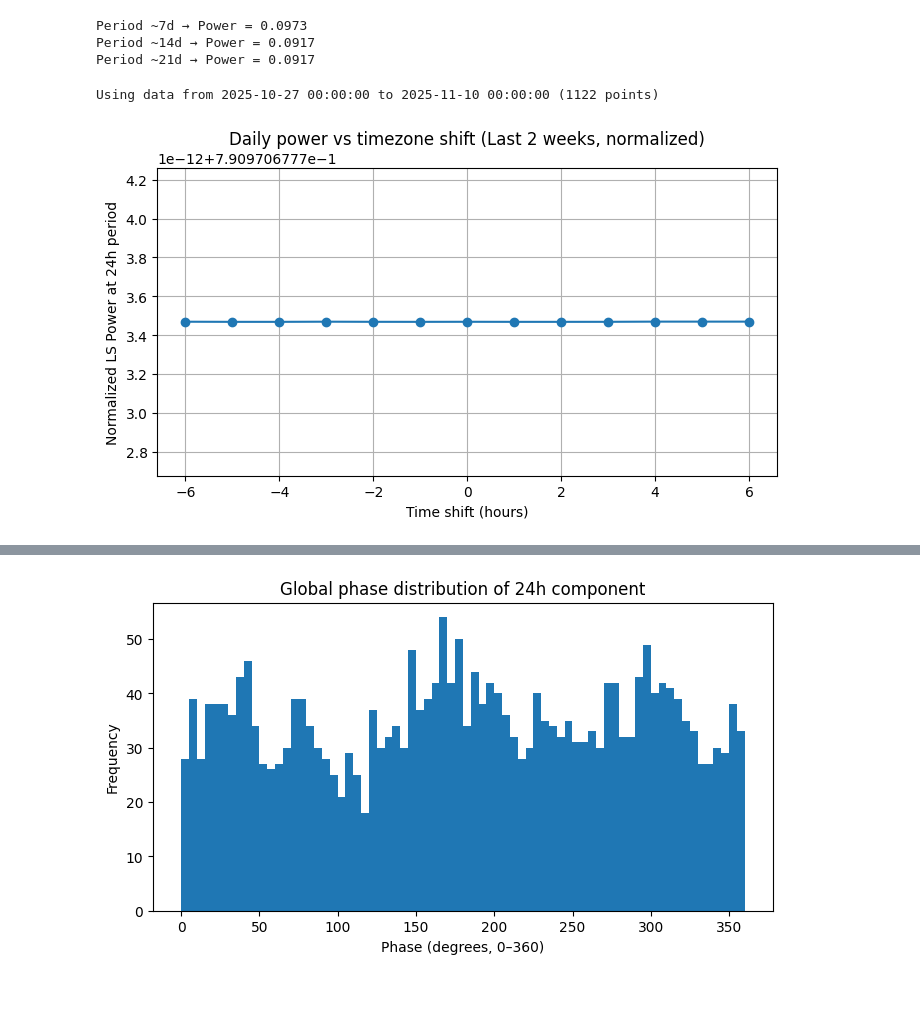
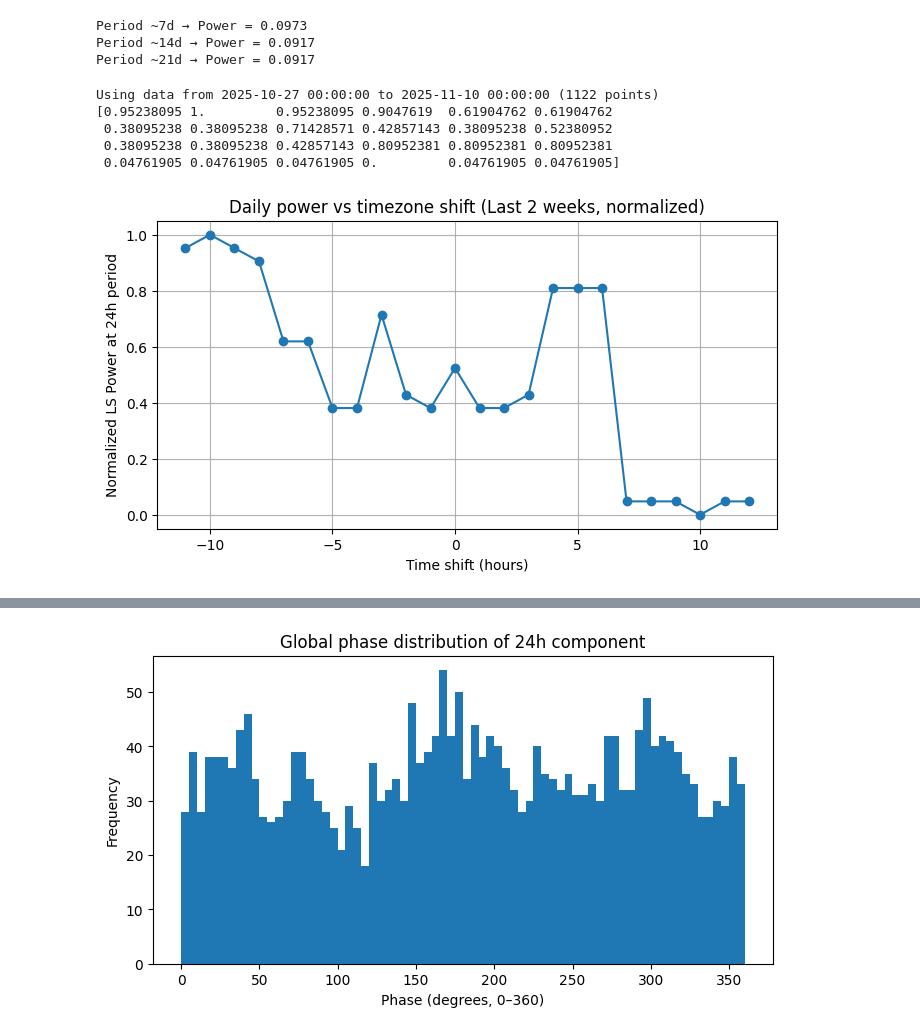
Before and after one commit to LeimKcaj/SteamUsers_Timeseries_Tracking, a Jupyter notebook: notebooks/fourier.ipynb, the cells around one changed output, grey strips where cells are left out. Saved outputs shown, nothing was run; the diff lists cells and outputs as text; code cells hidden in the pictures; blank space fills up the shorter version.

Commit message:
Ajout graphique timezones dans fourier et cartopy dans le requirements

```diff
--- a/notebooks/fourier.ipynb
+++ b/notebooks/fourier.ipynb
@@ -735,33 +716,41 @@ print(f"Using data from {df_recent['DateTime'].min()} to {df_recent['DateTime'].
 
 # --- Step 2: convert to seconds since start ---
 t = (df_recent["DateTime"] - df_recent["DateTime"].min()).dt.total_seconds().values
 y_raw = df_recent["Users"].values
 
 # --- Step 3: detrend + center + normalize ---
 y = detrend(y_raw, type="linear")
 y = y - np.mean(y)
 y = y / np.std(y)
 
 # --- Step 4: LS power at 24h for each shift ---
 def power_at_period(y, t, target_hours):
     freq_target = 1 / (target_hours * 3600)
     return LombScargle(t, y).power(freq_target)
 
-offsets = np.arange(-6, 7, 1)  # from -6h to +6h
+offsets = np.arange(-11, 13, 1)  # from UTC-11 to UTC+12
 powers = []
 for shift in offsets:
     shifted_t = t + shift * 3600
     p = power_at_period(y, shifted_t, 24)
     powers.append(p)
 
+#normalize powers
+norm_powers = (powers - np.min(powers)) / (np.max(powers) - np.min(powers))
+print(norm_powers)
+
 # --- Step 5: plot ---
 plt.figure(figsize=(8,4))
-plt.plot(offsets, powers, marker='o')
+plt.plot(offsets, norm_powers, marker='o')
 plt.xlabel("Time shift (hours)")
 plt.ylabel("Normalized LS Power at 24h period")
 plt.title("Daily power vs timezone shift (Last 2 weeks, normalized)")
 plt.grid(True)
 plt.show()
 # %% [output]
 Using data from 2025-10-27 00:00:00 to 2025-11-10 00:00:00 (1122 points)
+[0.95238095 1.         0.95238095 0.9047619  0.61904762 0.61904762
+ 0.38095238 0.38095238 0.71428571 0.42857143 0.38095238 0.52380952
+ 0.38095238 0.38095238 0.42857143 0.80952381 0.80952381 0.80952381
+ 0.04761905 0.04761905 0.04761905 0.         0.04761905 0.04761905]
-[figure, old version]
+[figure, new version]
```
Also changed, not shown: parts of 7 cells of this notebook, 1 other file.
